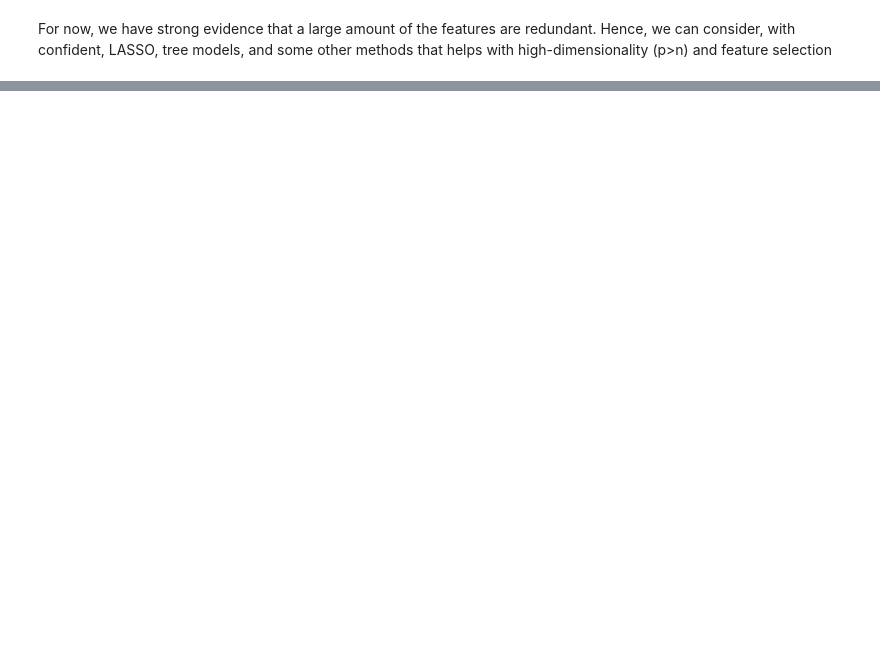
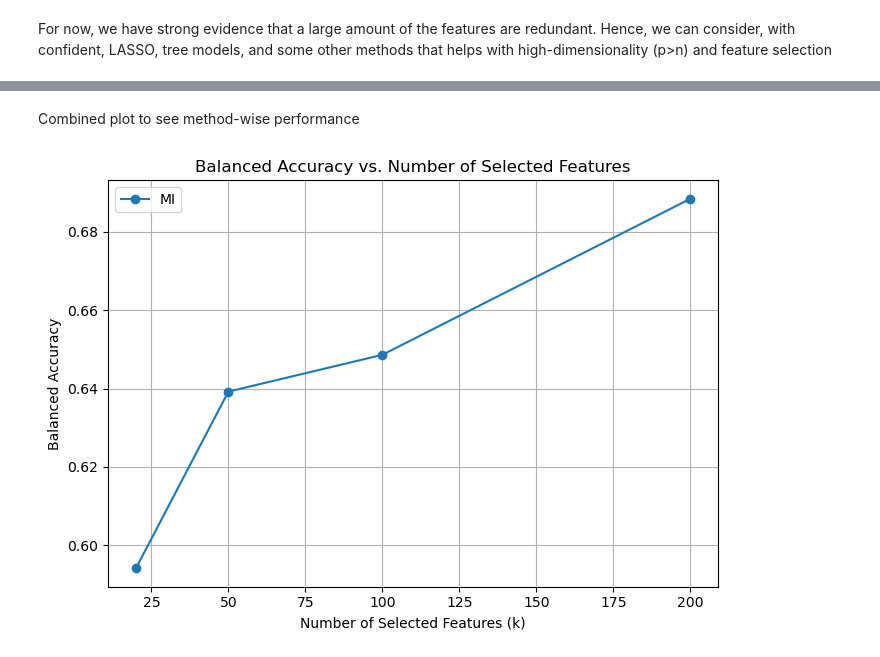
Before and after one commit to Mihneapiuaru/ml_project, a Jupyter notebook: task2.ipynb, the cells around one changed output, grey strips where cells are left out. Cells and saved outputs as stored; diff of their text form; code cells hidden in the pictures; blank space fills up the shorter version.

```diff
--- a/task2.ipynb
+++ b/task2.ipynb
@@ -215,0 +406,2 @@ Small Multilayer Perceptron (MLP) (1 layer nueral network)
+# %%
+k_values = [20, 50, 100, 200]
@@ -215,0 +456,12 @@ Small Multilayer Perceptron (MLP) (1 layer nueral network)
+# %%
+# MI performance
+df_perf_mi, df_pred_mi, cms_mi = multiple_predict_evaluate(mi_models, X_train, X_test, y_train, y_test)
+# Add number of selected features
+n_features_mi = []
+for name, est in mi_models:
+    fitted = clone(est).fit(X_train, y_train)
+    n_features_mi.append(count_selected_features(fitted, X_train))
+
+df_perf_mi["n_features"] = n_features_mi
+df_perf_mi
+# Approx 1'40"
@@ -215,0 +494,30 @@ Small Multilayer Perceptron (MLP) (1 layer nueral network)
+# %% [markdown]
+Combined plot to see method-wise performance
+# %%
+df_all = pd.concat([
+    df_perf_mi.assign(method="MI"),
+    #df_perf_rf.assign(method="RF"),
+    #df_perf_l1.assign(method="L1"),
+    #df_perf_xgb.assign(method="XGB"),
+], ignore_index=True)
+# %%
+plt.figure(figsize=(7, 5))
+
+for method in df_all["method"].unique():
+    sub = df_all[df_all["method"] == method]
+    plt.plot(
+        sub["n_features"],
+        sub["balanced_accuracy"],
+        marker="o",
+        label=method
+    )
+
+plt.xlabel("Number of Selected Features (k)")
+plt.ylabel("Balanced Accuracy")
+plt.title("Balanced Accuracy vs. Number of Selected Features")
+plt.grid(True)
+plt.legend()
+plt.tight_layout()
+plt.show()
+# %% [output]
+[figure, added]
```
Also changed, not shown: parts of 56 cells of this notebook, 10 other files.
